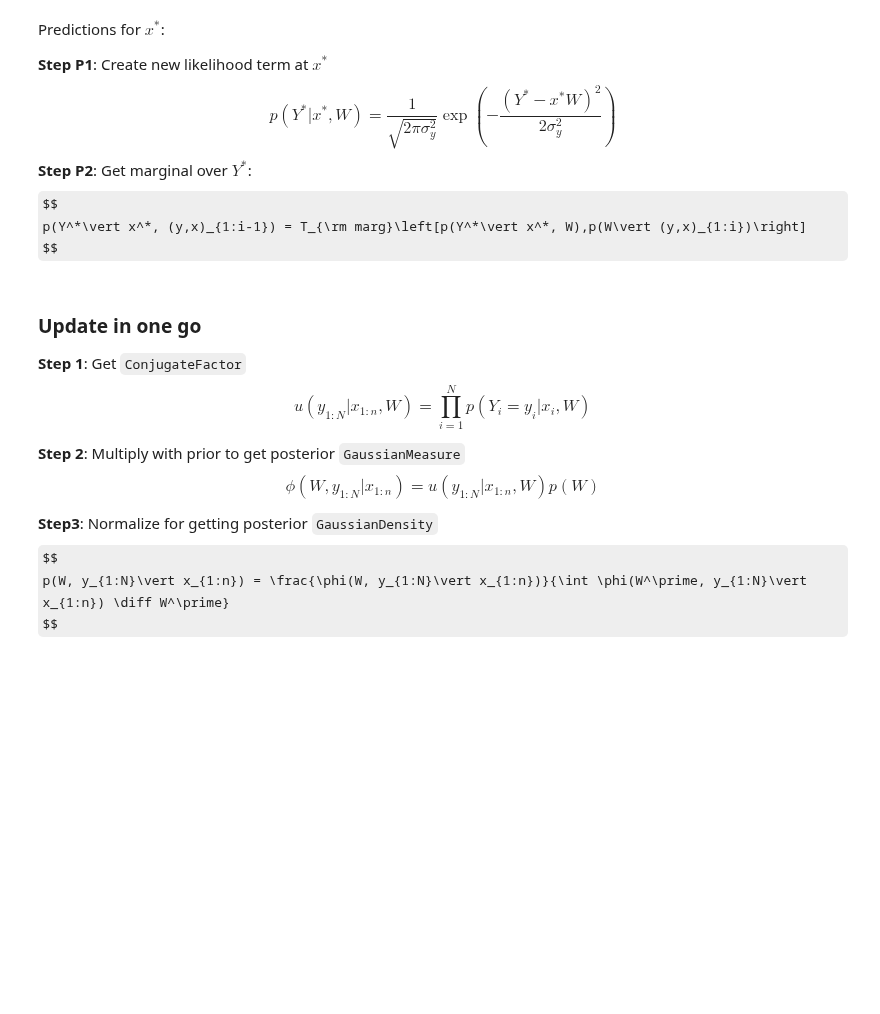
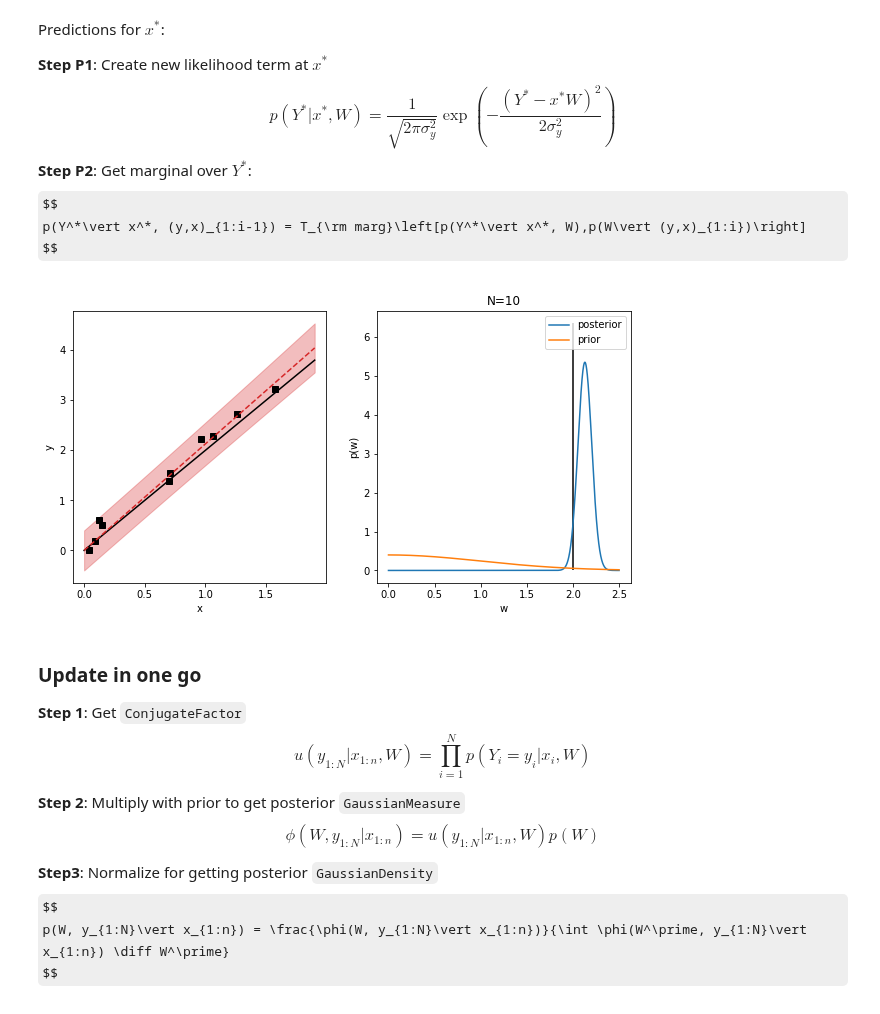
Before and after one commit to christiando/gaussian-toolbox, a Jupyter notebook: notebooks/Tutorial_Presentation.ipynb, the cells around one changed output. Drawn from its saved outputs; the diff is of its cells as text; code cells hidden in the pictures; some formulas as TeX source; blank space fills up the shorter version.

```diff
--- a/notebooks/Tutorial_Presentation.ipynb
+++ b/notebooks/Tutorial_Presentation.ipynb
@@ -423,7 +457,7 @@ Sigma_lk = jnp.ones((N, 1, 1)) * sigma_y ** 2
 M_lk = x[:, None]
 
 # p(Y|W)
-p_Y_given_W = conditional.ConditionalGaussianDensity(M=M_lk, Sigma=Sigma_lk) # p(Y_i| X=x_i, W)
+p_Y_given_W = conditional.ConditionalGaussianPDF(M=M_lk, Sigma=Sigma_lk) # p(Y_i| X=x_i, W)
 # %% [markdown]
 ## Now let's put them together!
 
@@ -464,7 +498,7 @@ N_star = x_star.shape[0]
 M = jnp.reshape(x_star, (N_star, 1, x_star.shape[1]))
 b = jnp.zeros((N_star, 1))
 Sigma = sigma_y ** 2.0 * jnp.ones((N_star, 1, 1))
-p_Ystar_given_W = conditional.ConditionalGaussianDensity(M=M, b=b, Sigma=Sigma)
+p_Ystar_given_W = conditional.ConditionalGaussianPDF(M=M, b=b, Sigma=Sigma)
 # STEP P2
 p_Ystar = p_Ystar_given_W.affine_marginal_transformation(p_W_given_y)
 
@@ -504,33 +538,35 @@ for i in range(N):
     # STEP P2
     # p(Y*|Y_{i:i}=y_{1:i}) = \int p(Y*|W) p(W|Y_{1:i}=y_{1:i})dW
     p_Ystar = p_Ystar_given_W.affine_marginal_transformation(p_W_given_y)
 
     # just plotting
     clear_output(wait=True)
     fig = plt.figure(figsize=(10,5))
     ax1 = fig.add_subplot(121)
     ax2 = fig.add_subplot(122)
     time.sleep(1.)
     ax1.cla(), ax2.cla()
     ax2.plot(w_range[:,0], p_W_given_y(w_range)[0], label='posterior')
     ax2.plot(w_range[:,0], p_W(w_range)[0], label='prior')
     ax2.vlines(w,0,jnp.amax(p_W_given_y(w_range)[0]) + 1, 'k')
     ax2.set_xlabel('w')
     ax2.set_ylabel('p(w)')
     ax2.set_title('N=%d' %(i+1))
     plt.legend()
 
 
     ax1.plot(x[:i+1], y[:i+1], 'ks')
     ax1.plot(x_range, y_range, 'k')
     ax1.plot(x_star, p_Ystar.mu, 'C3--')
     ax1.fill_between(x_star[:,0], p_Ystar.mu[:,0] - 2 * jnp.sqrt(p_Ystar.Sigma[:,0,0]),
                                   p_Ystar.mu[:,0] + 2 * jnp.sqrt(p_Ystar.Sigma[:,0,0]),
                     alpha=.3, color='C3')
     ax1.set_xlabel('x')
     ax1.set_ylabel('y')
 
     plt.show()
+# %% [output]
+[figure, added]
 # %% [markdown]
 ### Update in one go
 
```
Also changed, not shown: parts of 21 cells of this notebook, 3 other files.
